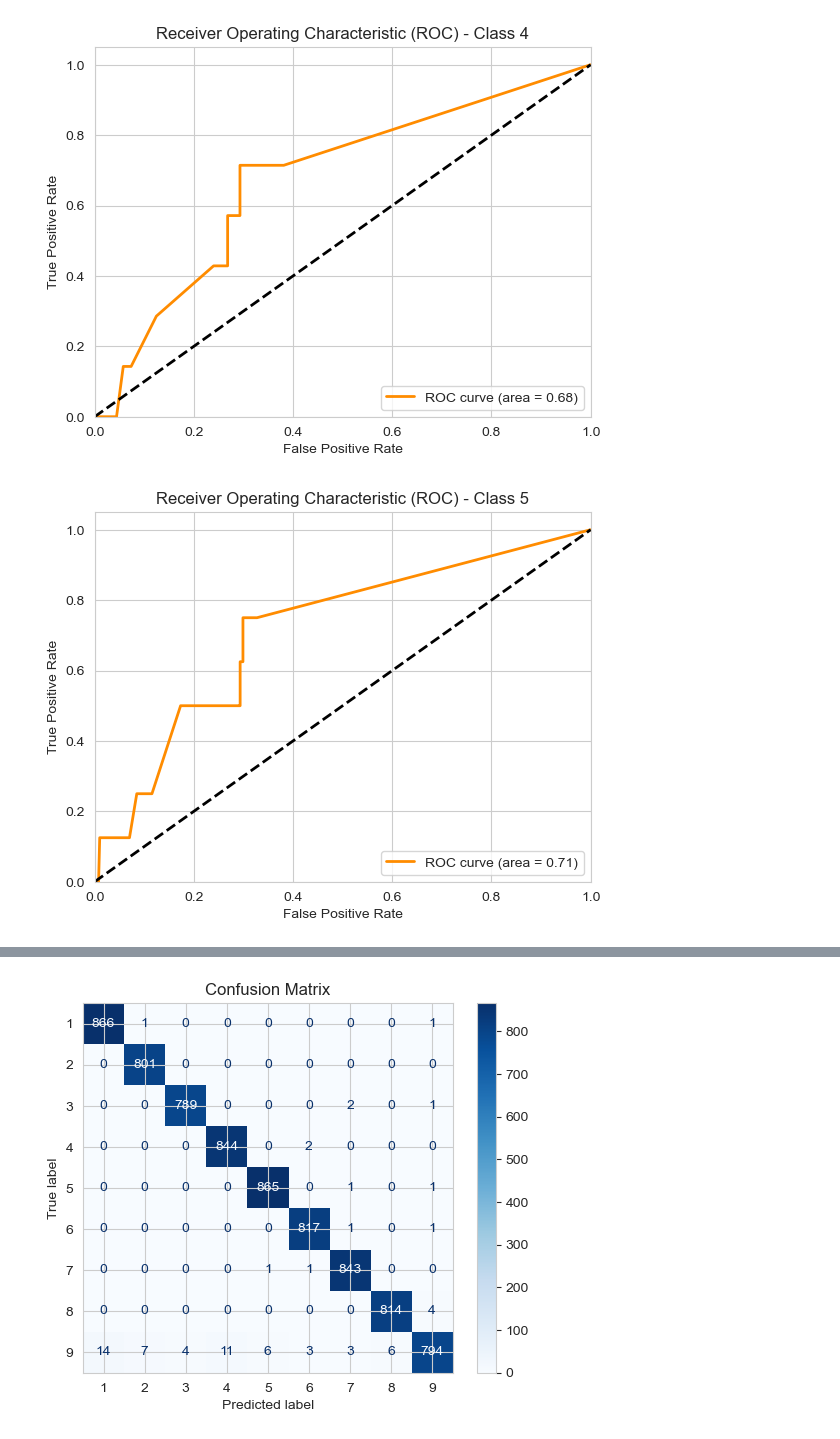
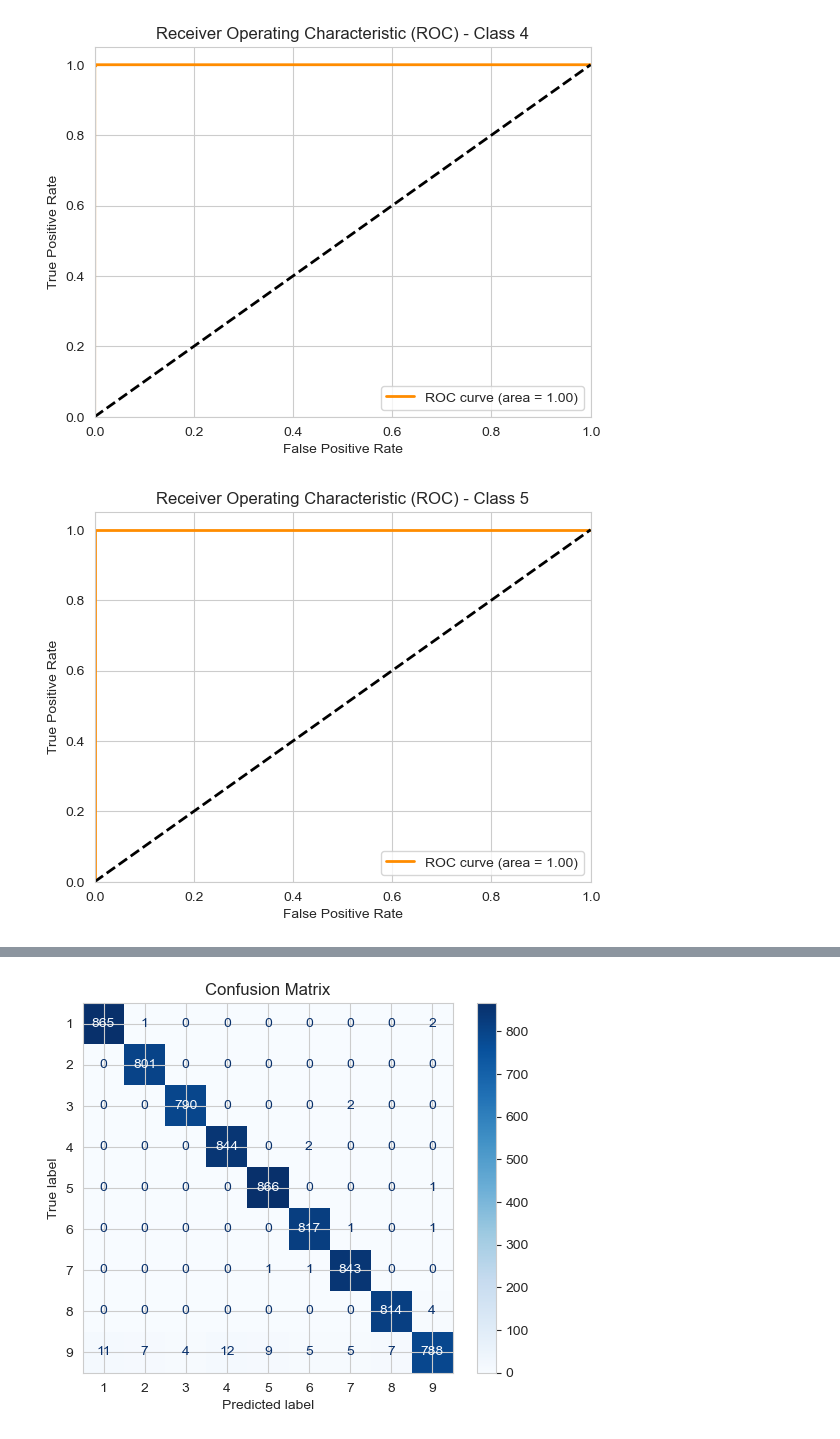
Before and after one commit to dashen2004/NUS_Group3, a Jupyter notebook: src/PredictTry/PredictRank.ipynb, the cells around one changed output, grey strips where cells are left out. Saved outputs shown, nothing was run; the diff lists cells and outputs as text; code cells hidden in the pictures.

```diff
--- a/src/PredictTry/PredictRank.ipynb
+++ b/src/PredictTry/PredictRank.ipynb
@@ -1,11 +1,12 @@
 # %%
 import pandas as pd
 import matplotlib.pyplot as plt
-from sklearn.model_selection import train_test_split
+from sklearn.model_selection import train_test_split, GridSearchCV
 from sklearn.ensemble import RandomForestClassifier, VotingClassifier
 from sklearn.neural_network import MLPClassifier
 from sklearn.metrics import classification_report, roc_curve, auc
 from sklearn.preprocessing import label_binarize
+from imblearn.over_sampling import ADASYN
 import numpy as np
 
 # 加载数据
@@ -17,15 +18,31 @@ X = data[['age_at_event mean', 'Average Net Result mean', 'Mark mean',
           'current_match_ranking min', 'Average Rank mean', 'efficiency mean', 'Nat', 'Years to Olympics']]
 y = data['Olympic Ranking']
 
+# 使用ADASYN进行过采样
+adasyn = ADASYN(random_state=42)
+X_resampled, y_resampled = adasyn.fit_resample(X, y)
+
 # 划分训练集和测试集
-X_train, X_test, y_train, y_test = train_test_split(X, y, test_size=0.2, random_state=42)
+X_train, X_test, y_train, y_test = train_test_split(X_resampled, y_resampled, test_size=0.2, random_state=42)
 
 # 定义随机森林分类器
 rf_classifier = RandomForestClassifier(random_state=42)
 
-# 定义多层感知机分类器（使用之前调优得到的最佳参数）
-mlp_classifier = MLPClassifier(hidden_layer_sizes=(200, 100), activation='relu', solver='adam',
-                               alpha=0.0001, learning_rate='constant', max_iter=300, random_state=42)
+# 调整多层感知机分类器参数
+param_grid = {
+    'hidden_layer_sizes': [(100,), (200,), (200, 100), (100, 50)],
+    'activation': ['relu', 'tanh'],
+    'solver': ['adam', 'sgd'],
+    'alpha': [0.0001, 0.001, 0.01],
+    'learning_rate': ['constant', 'adaptive']
+}
+
+mlp = MLPClassifier(max_iter=300, random_state=42)
+grid_search = GridSearchCV(estimator=mlp, param_grid=param_grid, cv=3, scoring='accuracy', n_jobs=-1)
+grid_search.fit(X_train, y_train)
+
+# 使用最佳参数重新定义MLP分类器
+mlp_classifier = grid_search.best_estimator_
 
 # 定义投票分类器
 voting_classifier = VotingClassifier(estimators=[('rf', rf_classifier), ('mlp', mlp_classifier)], voting='soft')
@@ -42,7 +59,6 @@ fpr = dict()
 tpr = dict()
 roc_auc = dict()
 for i in range(n_classes):
-    # 将类别转换为二进制标签
     y_test_bin = label_binarize(y_test, classes=np.unique(y))
     fpr[i], tpr[i], _ = roc_curve(y_test_bin[:, i], y_score[:, i])
     roc_auc[i] = auc(fpr[i], tpr[i])
@@ -73,2 +89,2 @@ print(classification_report(y_test, y_pred, zero_division=1, digits=3,
-[figure, old version]
+[figure, new version]
-[figure, old version]
+[figure, new version]
```
Also changed, not shown: parts of 10 cells of this notebook.
